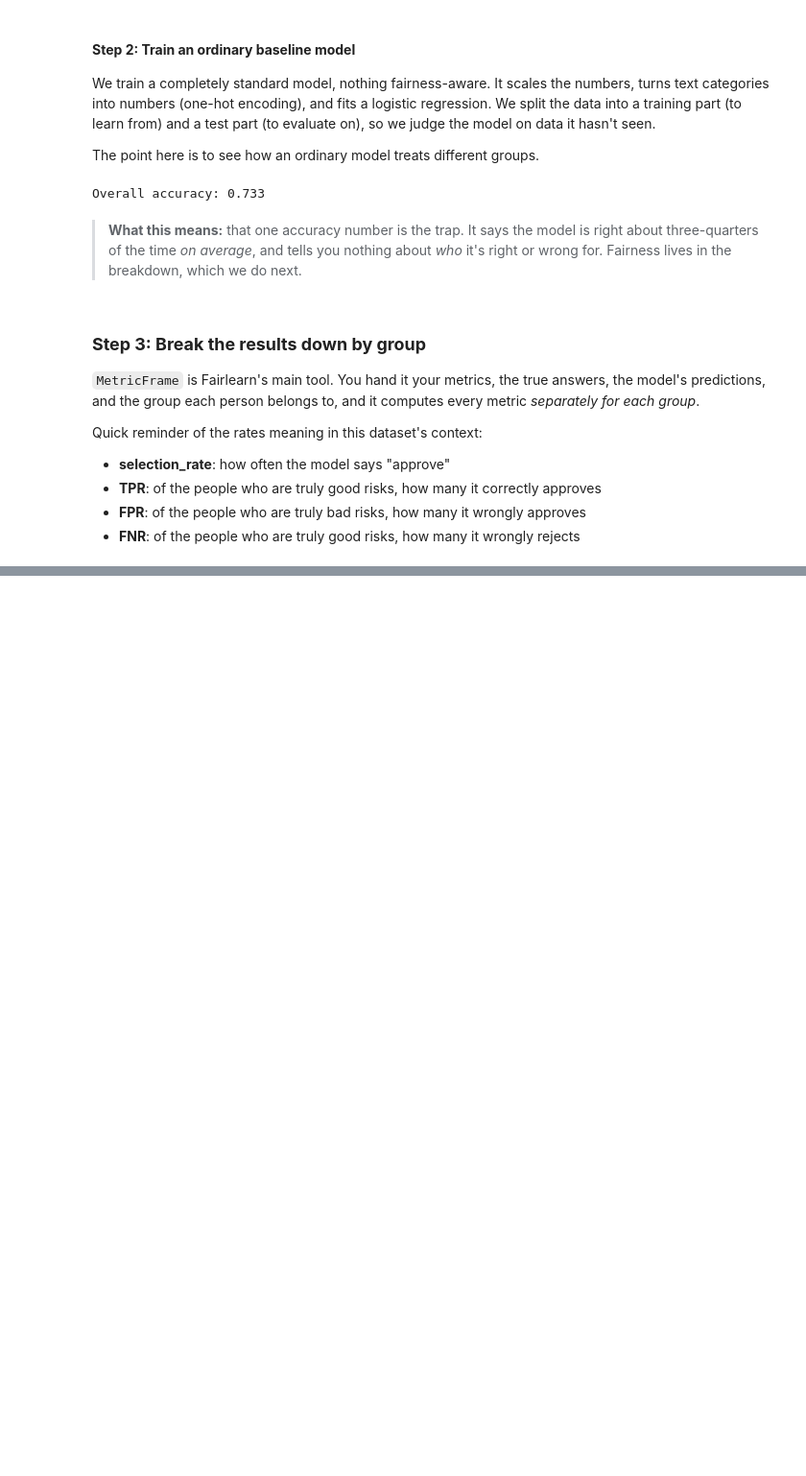
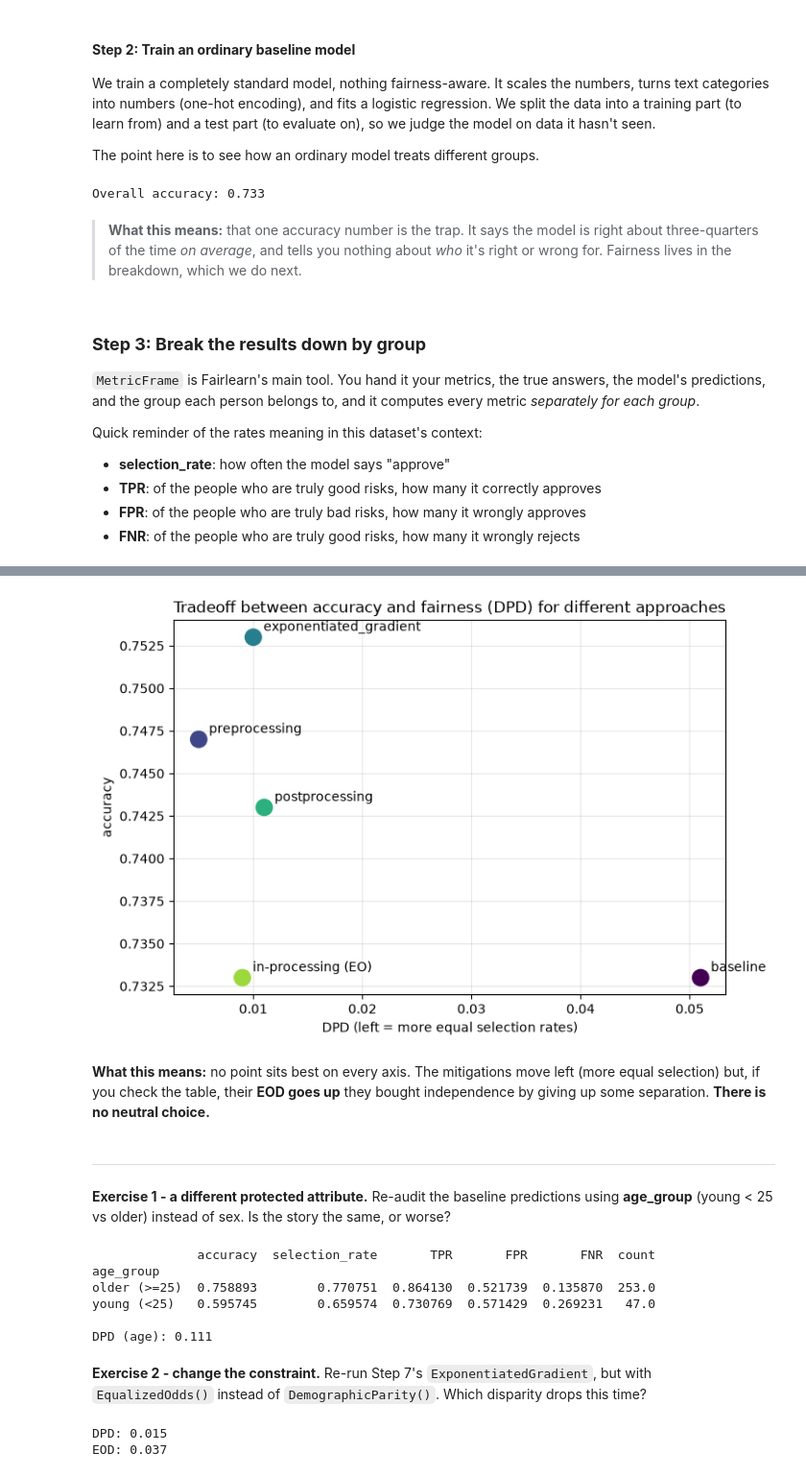
Before and after one commit to michaelhudson2205/INFO3022_Practicals, a Jupyter notebook: Mike_Practical_Wk1.ipynb, the cells around one changed output, grey strips where cells are left out. Shown at 96% size. Cells and saved outputs as stored; diff of their text form; code cells hidden in the pictures; blank space fills up the shorter version.

```diff
--- a/Mike_Practical_Wk1.ipynb
+++ b/Mike_Practical_Wk1.ipynb
@@ -196,0 +338,11 @@ Quick reminder of the rates meaning in this dataset's context:
+# %%
+results = []
+def record(name, y_true, y_pred, A):
+    results.append({
+        "approach": name,
+        "accuracy": accuracy_score(y_true, y_pred),
+        "demographic_parity": demographic_parity_difference(y_true, y_pred, sensitive_features=A),
+        "equalized_odds": equalized_odds_difference(y_true, y_pred, sensitive_features=A)
+    })
+record("baseline", y_test, y_pred, A_test)
+pd.DataFrame(results).set_index("approach").round(3)
@@ -196,0 +459,3 @@ Quick reminder of the rates meaning in this dataset's context:
+# %%
+res = pd.DataFrame(results).set_index("approach").round(3)
+res
@@ -196,0 +470,44 @@ Quick reminder of the rates meaning in this dataset's context:
+# %%
+# Picture: each approach as a point. Left = more equal selection (lower DPD); upper = more accurate (higher accuracy)
+fig, ax = plt.subplots(figsize=(7.5,5))
+palette = cm.viridis(np.linspace(0,0.85,len(res)))
+ax.scatter(res["demographic_parity"], res["accuracy"], s=160, color=palette, zorder=3)
+for (name, r), col in zip(res.iterrows(), palette):
+    ax.annotate(name, (r["demographic_parity"], r["accuracy"]), xytext=(8,5), textcoords="offset points", fontsize=10)
+ax.set_xlabel("DPD (left = more equal selection rates)"); ax.set_ylabel("accuracy")
+ax.set_title("Tradeoff between accuracy and fairness (DPD) for different approaches")
+ax.grid(True, alpha=0.3)
+plt.tight_layout(); plt.show()
+# %% [output]
+[figure, added]
+# %% [markdown]
+**What this means:** no point sits best on every axis. The mitigations move left (more equal selection) but, if you check the table, their **EOD goes up** they bought independence by giving up some separation. **There is no neutral choice.**
+# %% [markdown]
+---
+
+**Exercise 1 - a different protected attribute.** Re-audit the baseline predictions using **age_group** (young < 25 vs older) instead of sex. Is the story the same, or worse?
+# %%
+# Answer 1
+A_age = df.loc[A_test.index, "age_group"]
+mf_age = MetricFrame(metrics=metrics, y_true=y_test, y_pred=y_pred, sensitive_features=A_age)
+print(mf_age.by_group)
+print("\nDPD (age):", round(demographic_parity_difference(y_test, y_pred, sensitive_features=A_age), 3))
+# %% [output]
+              accuracy  selection_rate       TPR       FPR       FNR  count
+age_group
+older (>=25)  0.758893        0.770751  0.864130  0.521739  0.135870  253.0
+young (<25)   0.595745        0.659574  0.730769  0.571429  0.269231   47.0
+
+DPD (age): 0.111
+# %% [markdown]
+**Exercise 2 - change the constraint.** Re-run Step 7's `ExponentiatedGradient`, but with `EqualizedOdds()` instead of `DemographicParity()`. Which disparity drops this time?
+# %%
+# Answer 2
+eg2 = ExponentiatedGradient(LogisticRegression(max_iter=1000, random_state=RANDOM_STATE), constraints=EqualizedOdds())
+eg2.fit(X_tr_enc, y_train, sensitive_features=A_train)
+y_eg2 = eg2.predict(X_te_enc)
+print("DPD:", round(demographic_parity_difference(y_test, y_eg2, sensitive_features=A_test), 3))
+print("EOD:", round(equalized_odds_difference(y_test, y_eg2, sensitive_features=A_test), 3))
+# %% [output]
+DPD: 0.015
+EOD: 0.037
```
Also changed, not shown: parts of 34 cells of this notebook.
